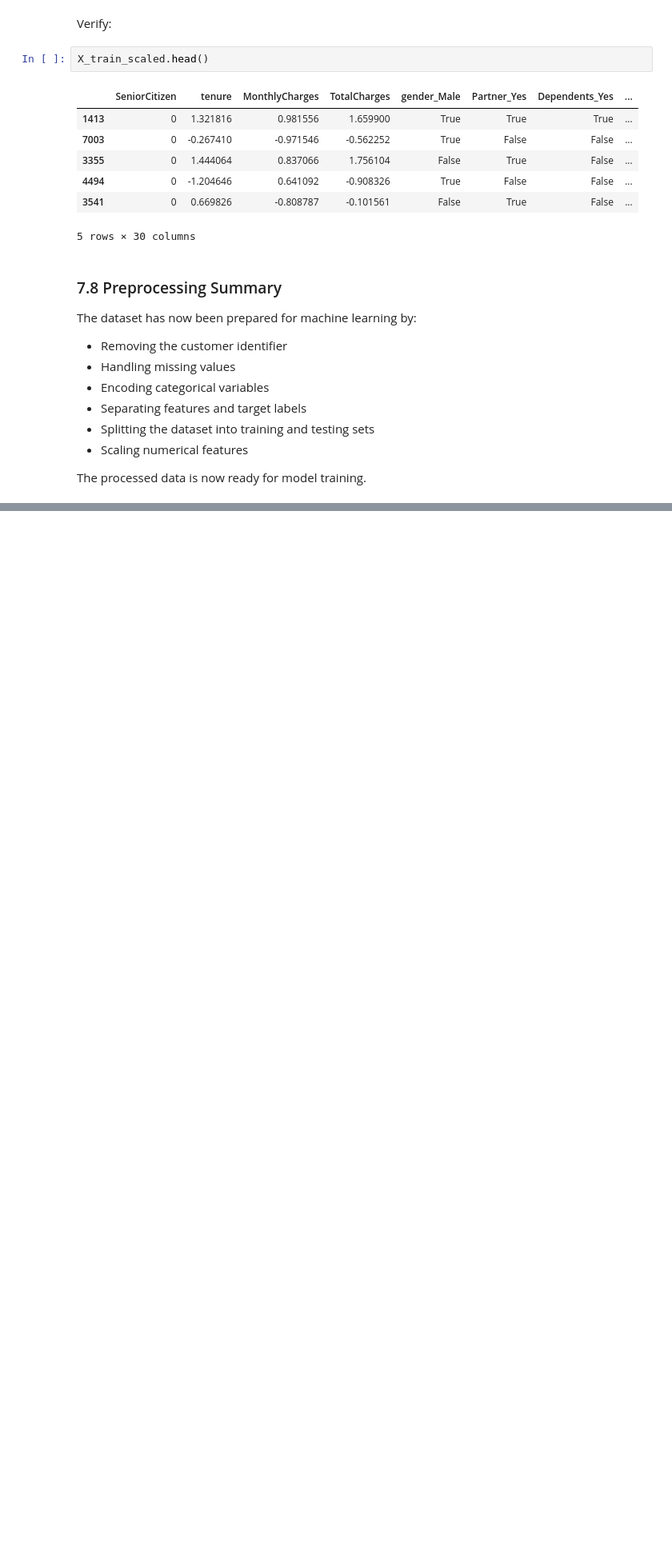
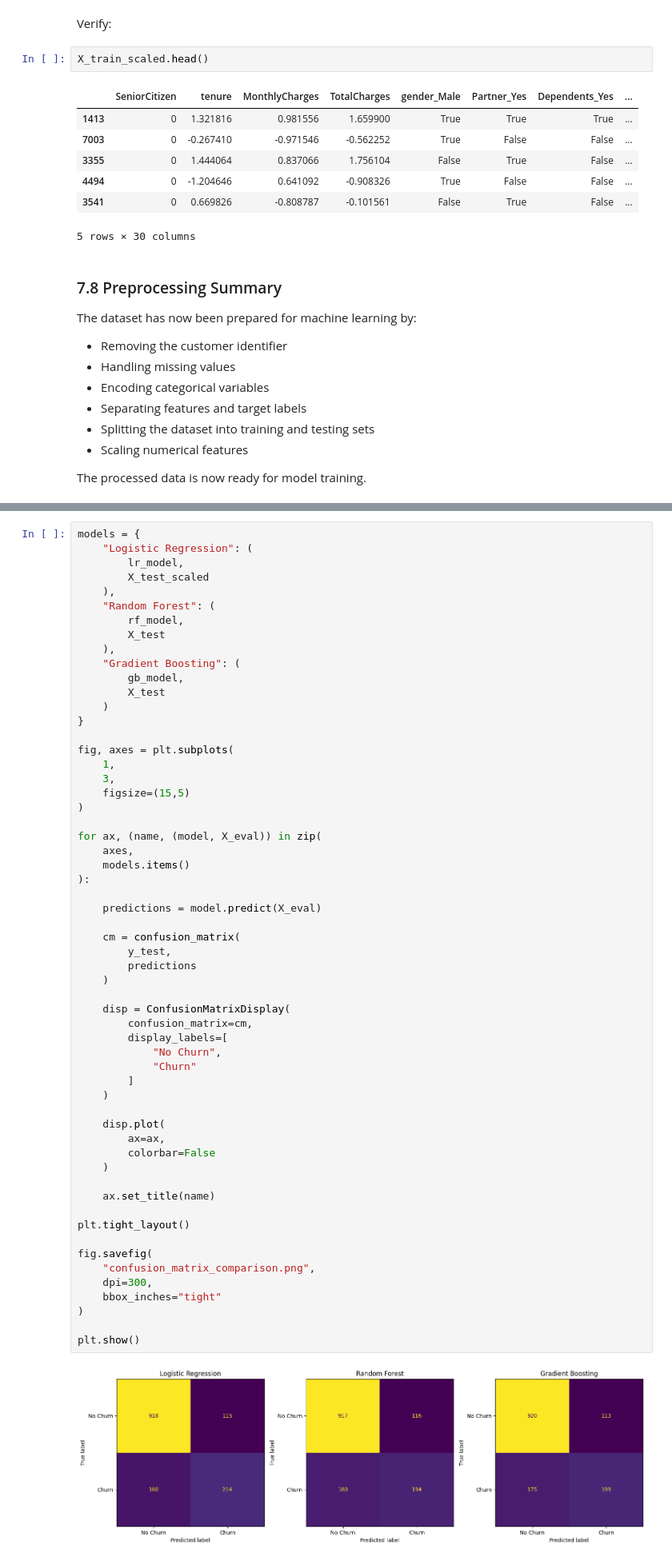
Before and after one commit to sabithamanoj/customer-churn-ml-deployment, a Jupyter notebook: Notebooks/customer_churn_pipeline.ipynb, the cells around one changed output, grey strips where cells are left out. Shown at 80% size. Saved outputs shown, nothing was run; the diff lists cells and outputs as text; blank space fills up the shorter version.

```diff
--- a/Notebooks/customer_churn_pipeline.ipynb
+++ b/Notebooks/customer_churn_pipeline.ipynb
@@ -688,0 +1032,60 @@ The processed data is now ready for model training.
+# %%
+models = {
+    "Logistic Regression": (
+        lr_model,
+        X_test_scaled
+    ),
+    "Random Forest": (
+        rf_model,
+        X_test
+    ),
+    "Gradient Boosting": (
+        gb_model,
+        X_test
+    )
+}
+
+fig, axes = plt.subplots(
+    1,
+    3,
+    figsize=(15,5)
+)
+
+for ax, (name, (model, X_eval)) in zip(
+    axes,
+    models.items()
+):
+
+    predictions = model.predict(X_eval)
+
+    cm = confusion_matrix(
+        y_test,
+        predictions
+    )
+
+    disp = ConfusionMatrixDisplay(
+        confusion_matrix=cm,
+        display_labels=[
+            "No Churn",
+            "Churn"
+        ]
+    )
+
+    disp.plot(
+        ax=ax,
+        colorbar=False
+    )
+
+    ax.set_title(name)
+
+plt.tight_layout()
+
+fig.savefig(
+    "confusion_matrix_comparison.png",
+    dpi=300,
+    bbox_inches="tight"
+)
+
+plt.show()
+# %% [output]
+[figure, added]
```
Also changed, not shown: parts of 28 cells of this notebook.
